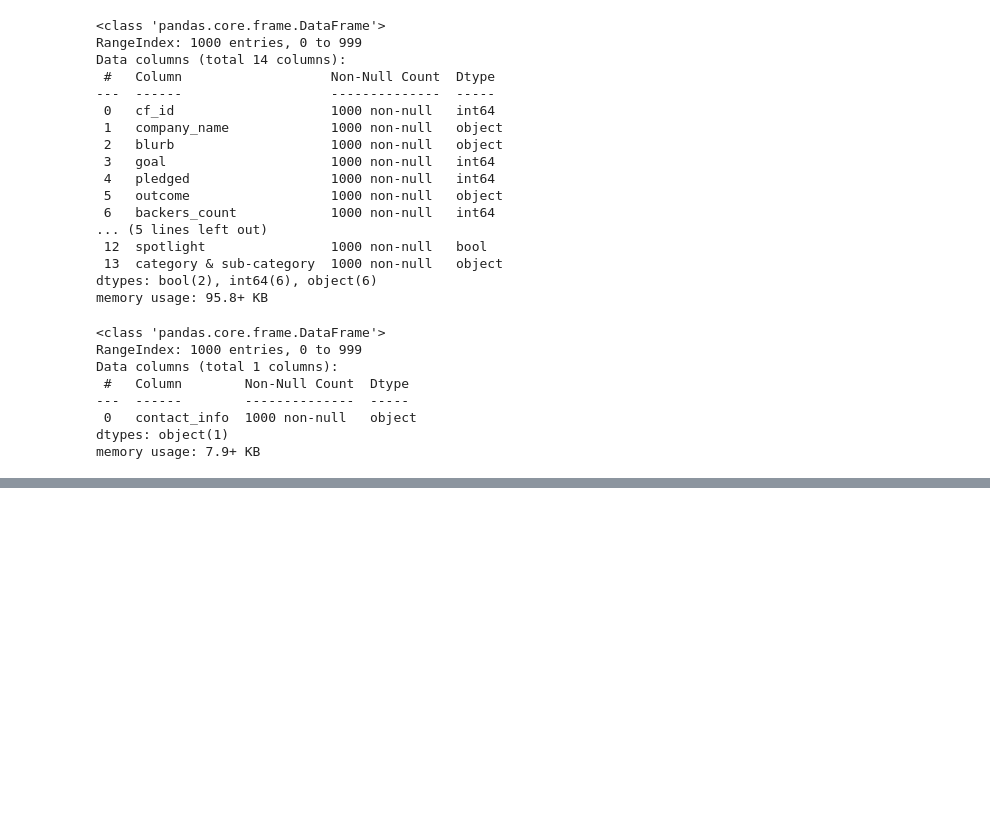
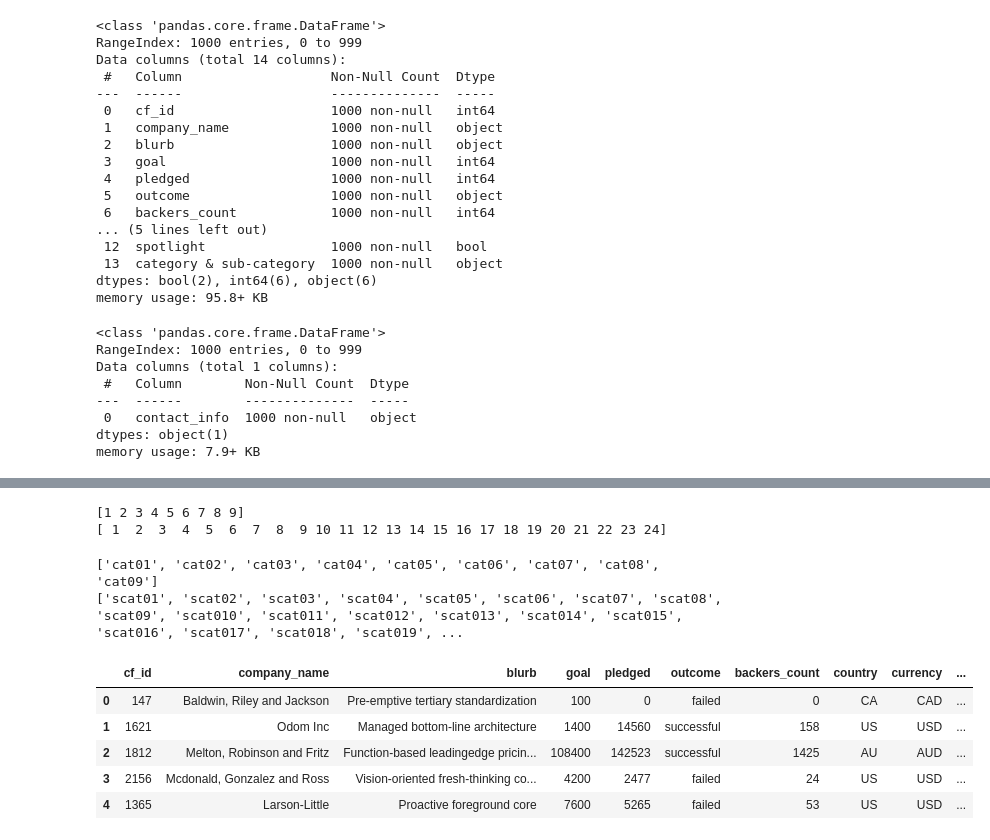
Before and after one commit to AmberMiller15/Crowdfunding-ETL, a Jupyter notebook: CrowdfundingPy.ipynb, the cells around one changed output, grey strips where cells are left out. Saved outputs shown, nothing was run; the diff lists cells and outputs as text; code cells hidden in the pictures; blank space fills up the shorter version.

```diff
--- a/CrowdfundingPy.ipynb
+++ b/CrowdfundingPy.ipynb
@@ -89,0 +145,20 @@ memory usage: 7.9+ KB
+# %%
+import numpy as np
+# Create numpy arrays that have 1-10 for the category_ids and 1-25 for the subcategory_ids.
+category_ids = np.arange(1,10)
+subcategory_ids = np.arange (1,25)
+print(category_ids)
+print(subcategory_ids)
+# %% [output]
+[1 2 3 4 5 6 7 8 9]
+[ 1  2  3  4  5  6  7  8  9 10 11 12 13 14 15 16 17 18 19 20 21 22 23 24]
+# %%
+# Use a list comprehension to add 'cat0' to each category_id.
+cat_ids = ["cat0" + str(cat_id) for cat_id in category_ids]
+# Use a list comprehension to add 'scat0' to each subcategory_id.
+scat_ids = ['scat0' + str(scat_id) for scat_id in subcategory_ids]
+print(cat_ids)
+print(scat_ids)
+# %% [output]
+['cat01', 'cat02', 'cat03', 'cat04', 'cat05', 'cat06', 'cat07', 'cat08', 'cat09']
+['scat01', 'scat02', 'scat03', 'scat04', 'scat05', 'scat06', 'scat07', 'scat08', 'scat09', 'scat010', 'scat011', 'scat012', 'scat013', 'scat014', 'scat015', 'scat016', 'scat017', 'scat018', 'scat019', ...
@@ -89,0 +175,11 @@ memory usage: 7.9+ KB
+# %%
+# Create a copy of the crowdfunding_info_df DataFrame name campaign_df.
+campaign_df = crowdfunding_info_df.copy()
+campaign_df.head()
+# %% [output]
+|  | cf_id | company_name | blurb | goal | pledged | outcome | backers_count | country | currency | ... |
+| 0 | 147 | Baldwin, Riley and Jackson | Pre-emptive tertiary standardization | 100 | 0 | failed | 0 | CA | CAD | ... |
+| 1 | 1621 | Odom Inc | Managed bottom-line architecture | 1400 | 14560 | successful | 158 | US | USD | ... |
+| 2 | 1812 | Melton, Robinson and Fritz | Function-based leadingedge pricin... | 108400 | 142523 | successful | 1425 | AU | AUD | ... |
+| 3 | 2156 | Mcdonald, Gonzalez and Ross | Vision-oriented fresh-thinking co... | 4200 | 2477 | failed | 24 | US | USD | ... |
+| 4 | 1365 | Larson-Little | Proactive foreground core | 7600 | 5265 | failed | 53 | US | USD | ... |
```
Also changed, not shown: parts of 24 cells of this notebook, 3 other files.
